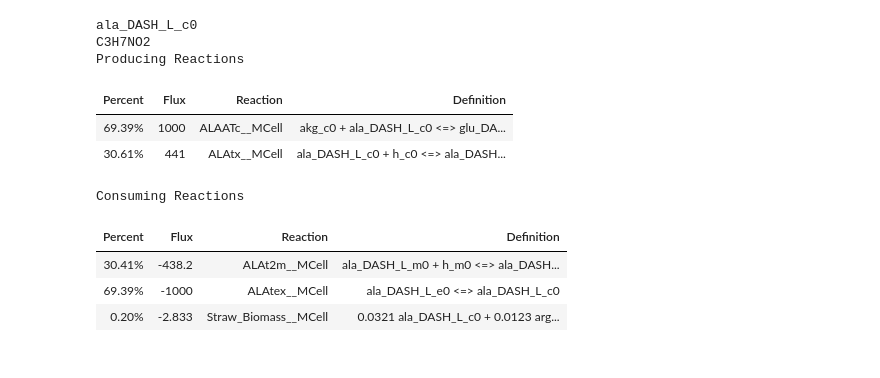
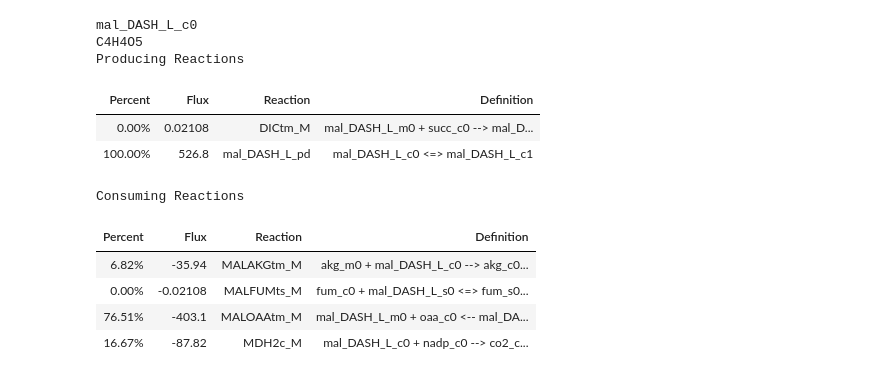
Before and after one commit to rtsantos3/RiceMM, a Jupyter notebook: Scripts/Curation-ios2164.ipynb, the cells around one changed output. Cells and saved outputs as stored; diff of their text form; code cells hidden in the pictures.

Commit message:
Generated 2-cell model + added PD reactions to model

```diff
--- a/Scripts/Curation-ios2164.ipynb
+++ b/Scripts/Curation-ios2164.ipynb
@@ -47,3 +8,0 @@ ios2164_bs.compartments = {'c1': 'BS Cell Cytoplasm',
-# %%
-for item in ios2164_bs.reactions:
-    print(item, item.name)
@@ -67,0 +9,2 @@ DM_PSII_BSCell: photonPSII_u1 -->  demand removing excess photon from system
+# %%
+ios2164_orig = cobra.io.read_sbml_model("../model/iOS2164_orig.xml")
@@ -68 +47,10 @@ DM_PSII_BSCell: photonPSII_u1 -->  demand removing excess photon from system
+# %%
+ios2164_bs = copy.deepcopy(ios2164_orig)
+
+for met in ios2164_bs.metabolites:
+    met.id = str(met.id) + '1'
+    met.compartment = str(met.compartment) + '1'
+
+for rxn in ios2164_bs.reactions:
+    rxn.id = str(rxn.id)  + '_BS'
 # %%
@@ -135,0 +123,29 @@ b2coa_c Crotonoyl-CoA
+# %%
+#Open the initial curated list to get the metabolite ids
+transport_rxns = pd.read_csv('../model/initial_list_transport_rxns.csv')
+#Ok it gets the reactions now
+
+
+for item in ios2164_orig.metabolites:
+    if item.compartment == "c":
+        if item.id in transport_rxns.id.values:
+            pd_rxn = Reaction()
+            #Generate reaction name
+            pd_rxn.id = str(item.id[:-2] + '_pd') #Replaces suffix with '_pd'
+            pd_rxn.name = str('Plasmodesmatal transport of ' + item.name)
+            pd_rxn.subsystem = str('PD Transport Reaction')
+            #Reaction is reversible
+            pd_rxn.lower_bound = -1000
+            pd_rxn.upper_bound = 1000
+
+
+            #Generate metabolite names
+
+
+            met_mcell = str(item.id) + '0'
+            met_bcell = str(item.id) + '1'
+
+            met_mcell = ios2164_2cell.metabolites.get_by_id(met_mcell)
+            met_bcell = ios2164_2cell.metabolites.get_by_id(met_bcell)
+            pd_rxn.add_metabolites({met_mcell:-1.0, met_bcell:1.0})
+            ios2164_2cell.add_reaction(pd_rxn)
@@ -136,14 +237,15 @@ b2coa_c Crotonoyl-CoA
 # %%
-ios2164_2cell.metabolites.ala_DASH_L_c0.summary()
+ios2164_2cell.metabolites.mal_DASH_L_c0.summary()
 # %% [output]
-ala_DASH_L_c0
-C3H7NO2
+mal_DASH_L_c0
+C4H4O5
 Producing Reactions
 | Percent | Flux | Reaction | Definition |
-| 69.39% | 1000 | ALAATc__MCell | akg_c0 + ala_DASH_L_c0 <=> glu_DA... |
-| 30.61% | 441 | ALAtx__MCell | ala_DASH_L_c0 + h_c0 <=> ala_DASH... |
+| 0.00% | 0.02108 | DICtm_M | mal_DASH_L_m0 + succ_c0 --> mal_D... |
+| 100.00% | 526.8 | mal_DASH_L_pd | mal_DASH_L_c0 <=> mal_DASH_L_c1 |
 Consuming Reactions
 | Percent | Flux | Reaction | Definition |
-| 30.41% | -438.2 | ALAt2m__MCell | ala_DASH_L_m0 + h_m0 <=> ala_DASH... |
-| 69.39% | -1000 | ALAtex__MCell | ala_DASH_L_e0 <=> ala_DASH_L_c0 |
-| 0.20% | -2.833 | Straw_Biomass__MCell | 0.0321 ala_DASH_L_c0 + 0.0123 arg... |
+| 6.82% | -35.94 | MALAKGtm_M | akg_m0 + mal_DASH_L_c0 --> akg_c0... |
+| 0.00% | -0.02108 | MALFUMts_M | fum_c0 + mal_DASH_L_s0 <=> fum_s0... |
+| 76.51% | -403.1 | MALOAAtm_M | mal_DASH_L_m0 + oaa_c0 <-- mal_DA... |
+| 16.67% | -87.82 | MDH2c_M | mal_DASH_L_c0 + nadp_c0 --> co2_c... |
```
Also changed, not shown: parts of 20 cells of this notebook, 4 other files.
